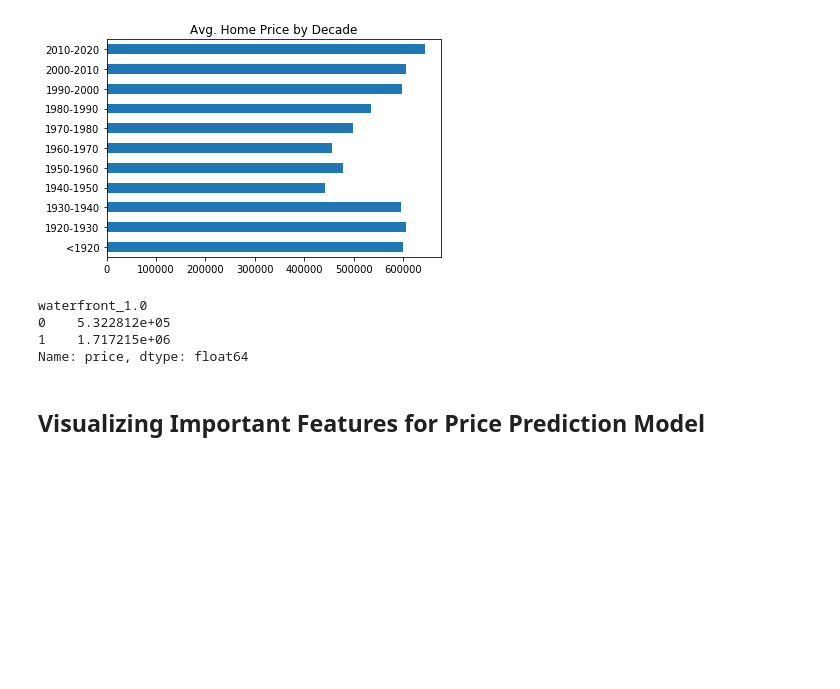
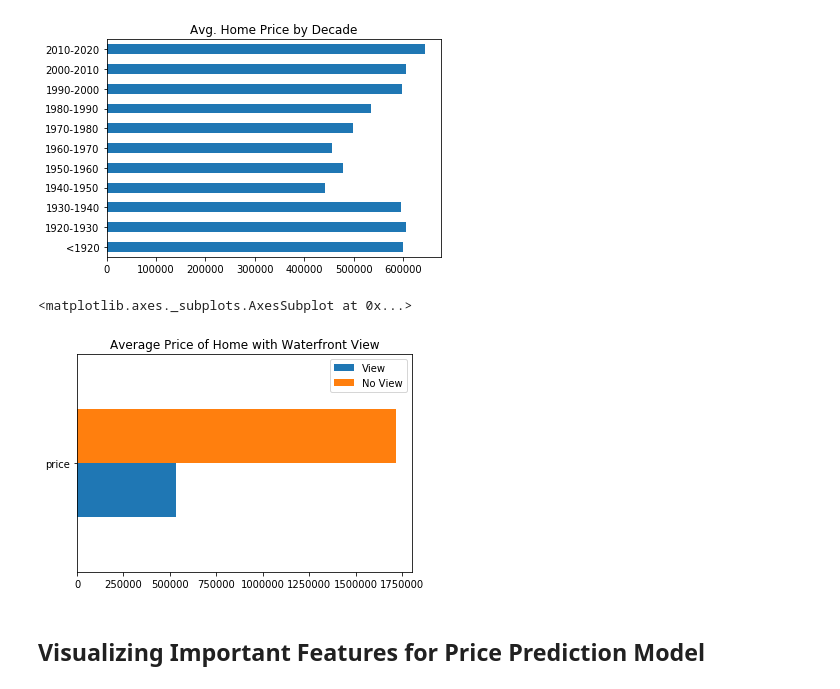
Before and after one commit to Jthomas3425/DSLabsv2, a Jupyter notebook: Projects/Mod 1 Final Project/student.ipynb, the cells around one changed output. Cells and saved outputs as stored; diff of their text form; code cells hidden in the pictures; blank space fills up the shorter version.

```diff
--- a/Projects/Mod 1 Final Project/student.ipynb
+++ b/Projects/Mod 1 Final Project/student.ipynb
@@ -283,12 +283,13 @@ pricemean_year.plot(kind='barh', title='Avg. Home Price by Decade', legend=False
 [figure]
 # %%
 #Plot difference between waterfront view and non-waterfront view
-housing_data.groupby(['waterfront_1.0'])['price'].mean()
+w_index = ['View' , 'No View']
+waterfront_comparison = pd.DataFrame([housing_data.groupby(['waterfront_1.0'])['price'].mean().astype(int)])
+waterfront_comparison.columns = w_index
+waterfront_comparison.plot(kind='barh', title='Average Price of Home with Waterfront View')
 # %% [output]
-waterfront_1.0
-0    5.322812e+05
-1    1.717215e+06
-Name: price, dtype: float64
+<matplotlib.axes._subplots.AxesSubplot at 0x...>
+[figure, added]
 # %% [markdown]
 ## Visualizing Important Features for Price Prediction Model
 # %%
```
Also changed, not shown: parts of 6 cells of this notebook, 1 other file.
